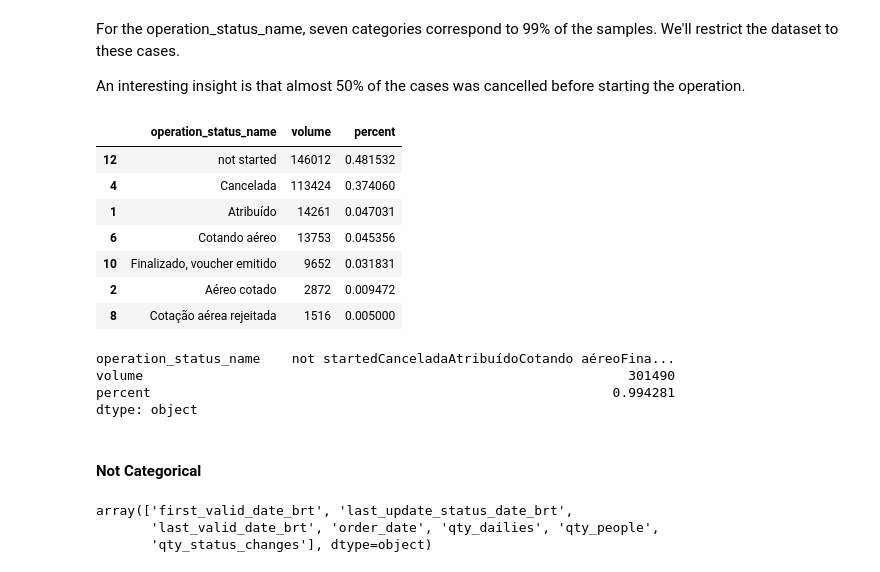
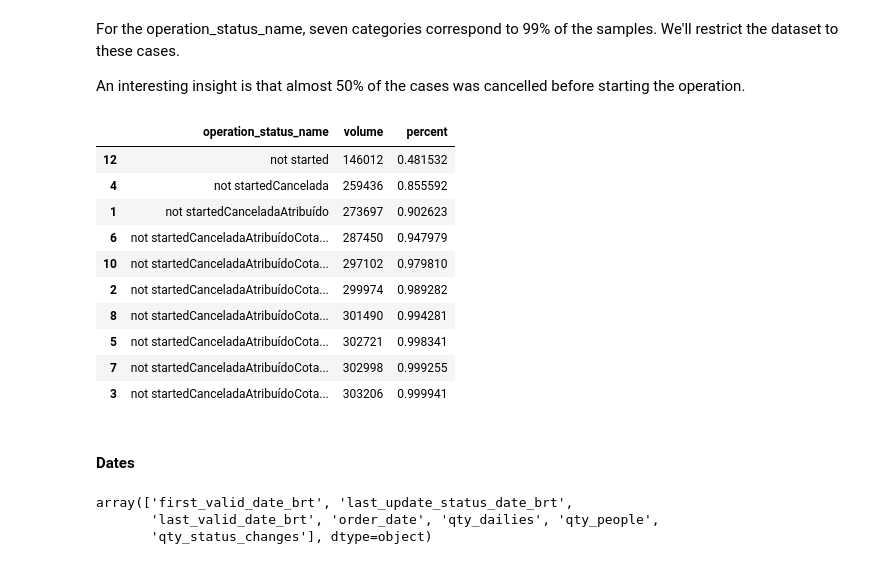
Before and after one commit to tamiriscrepalde/survival-analysis, a Jupyter notebook: notebooks/exploratory_data_analysis/exploratory_data_analysis.ipynb, the cells around one changed output. Drawn from its saved outputs; the diff is of its cells as text; code cells hidden in the pictures.

```diff
--- a/notebooks/exploratory_data_analysis/exploratory_data_analysis.ipynb
+++ b/notebooks/exploratory_data_analysis/exploratory_data_analysis.ipynb
@@ -354,28 +359,24 @@ status['percent'] = status.volume/status.volume.sum()
 For the operation_status_name, seven categories correspond to 99% of the samples. We'll restrict the dataset to these cases.
 
 An interesting insight is that almost 50% of the cases was cancelled before starting the operation.
-# %%
-status.head(7)
-# %% [output]
-|  | operation_status_name | volume | percent |
-| 12 | not started | 146012 | 0.481532 |
-| 4 | Cancelada | 113424 | 0.374060 |
-| 1 | Atribuído | 14261 | 0.047031 |
-| 6 | Cotando aéreo | 13753 | 0.045356 |
-| 10 | Finalizado, voucher emitido | 9652 | 0.031831 |
-| 2 | Aéreo cotado | 2872 | 0.009472 |
-| 8 | Cotação aérea rejeitada | 1516 | 0.005000 |
-# %%
-status[:7].sum()
-# %% [output]
-operation_status_name    not startedCanceladaAtribuídoCotando aéreoFina...
-volume                                                              301490
-percent                                                           0.994281
-dtype: object
+# %%
+status.cumsum()[:10]
+# %% [output]
+|  | operation_status_name | volume | percent |
+| 12 | not started | 146012 | 0.481532 |
+| 4 | not startedCancelada | 259436 | 0.855592 |
+| 1 | not startedCanceladaAtribuído | 273697 | 0.902623 |
+| 6 | not startedCanceladaAtribuídoCota... | 287450 | 0.947979 |
+| 10 | not startedCanceladaAtribuídoCota... | 297102 | 0.979810 |
+| 2 | not startedCanceladaAtribuídoCota... | 299974 | 0.989282 |
+| 8 | not startedCanceladaAtribuídoCota... | 301490 | 0.994281 |
+| 5 | not startedCanceladaAtribuídoCota... | 302721 | 0.998341 |
+| 7 | not startedCanceladaAtribuídoCota... | 302998 | 0.999255 |
+| 3 | not startedCanceladaAtribuídoCota... | 303206 | 0.999941 |
 # %%
 df = df.loc[df['operation_status_name'].isin(status[:7]['operation_status_name'])]
-# %% [markdown]
-#### Not Categorical
+# %% [markdown]
+#### Dates
 # %%
 not_categorical = np.setdiff1d(df.columns, categorical_features)
 not_categorical
```
Also changed, not shown: parts of 8 cells of this notebook, 1 other file.
